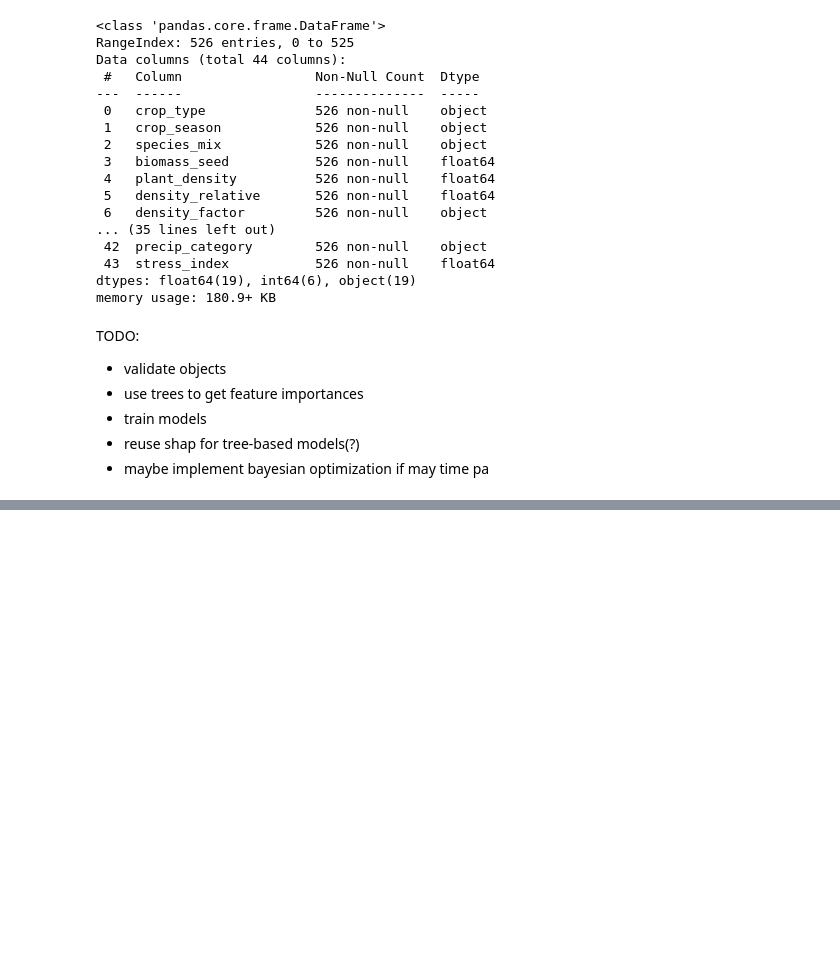
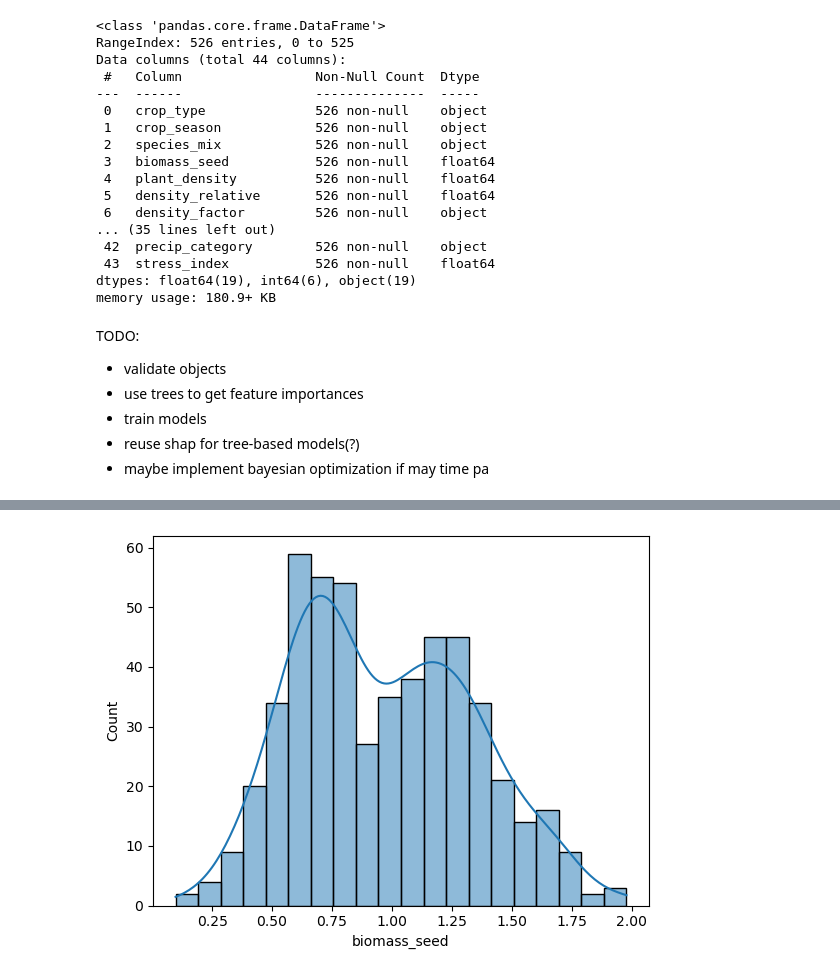
Before and after one commit to kabsmeiou/plant-density, a Jupyter notebook: notebook.ipynb, the cells around one changed output, grey strips where cells are left out. Cells and saved outputs as stored; diff of their text form; code cells hidden in the pictures; blank space fills up the shorter version.

```diff
--- a/notebook.ipynb
+++ b/notebook.ipynb
@@ -31,0 +51,9 @@ TODO:
+# %%
+import numpy as np
+
+# log transform + 1 target variable to fix skewed distribution
+y = np.log1p(df['biomass_seed'])
+sns.histplot(y, bins=20, kde=True)
+plt.show()
+# %% [output]
+[figure, added]
```
Also changed, not shown: parts of 36 cells of this notebook.
